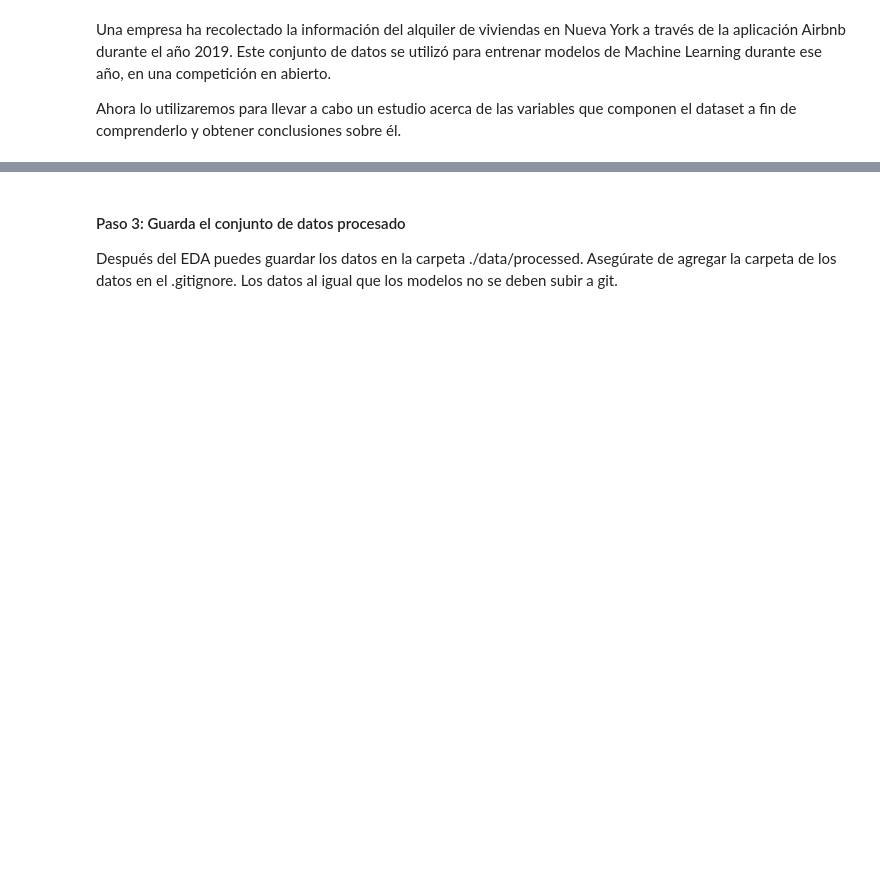
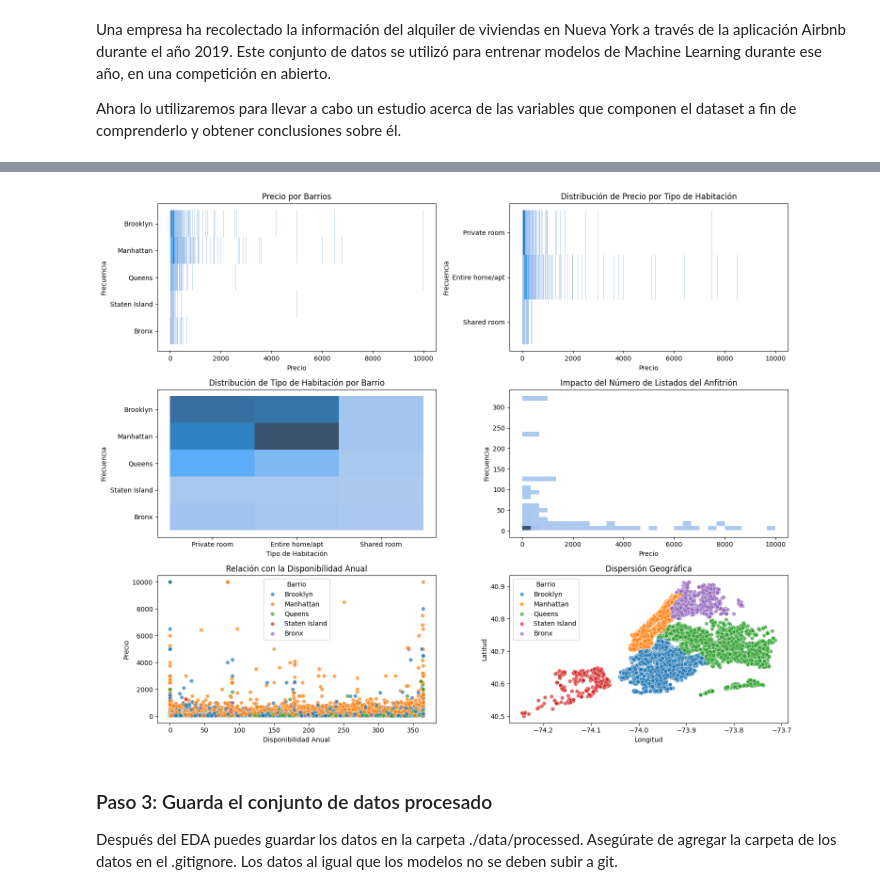
Before and after one commit to Pilizmt/machine-learning-python-template-pilarzarco, a Jupyter notebook: src/explore.ipynb, the cells around one changed output, grey strips where cells are left out. Cells and saved outputs as stored; diff of their text form; code cells hidden in the pictures; blank space fills up the shorter version.

```diff
--- a/src/explore.ipynb
+++ b/src/explore.ipynb
@@ -18,3 +115,51 @@ Asegúrate de dividir convenientemente el conjunto de datos en train y test como
+# %%
+import matplotlib.pyplot as plt
+import seaborn as sns
+
+fig, axis = plt.subplots(3, 2, figsize=(15, 12))
+
+# Precio por barrios
+sns.histplot(data=df, x='price', y='neighbourhood_group', ax=axis[0, 0])
+axis[0, 0].set_title('Precio por Barrios')
+axis[0, 0].set_xlabel('Precio')
+axis[0, 0].set_ylabel('Frecuencia')
+
+# Distribución de Precio por tipo de habitación
+sns.histplot(data=df, x='price', y='room_type', ax=axis[0, 1])
+axis[0, 1].set_title('Distribución de Precio por Tipo de Habitación')
+axis[0, 1].set_xlabel('Precio')
+axis[0, 1].set_ylabel('Frecuencia')
+
+# Distribución de Tipo de Habitación por Barrio
+sns.histplot(data=df, x='room_type', y='neighbourhood_group', ax=axis[1, 0])
+axis[1, 0].set_title('Distribución de Tipo de Habitación por Barrio')
+axis[1, 0].set_xlabel('Tipo de Habitación')
+axis[1, 0].set_ylabel('Frecuencia')
+
+# Impacto del Número de Listados del Anfitrión
+sns.histplot(data=df, x='price', y='calculated_host_listings_count', ax=axis[1, 1], bins=30)
+axis[1, 1].set_title('Impacto del Número de Listados del Anfitrión')
+axis[1, 1].set_xlabel('Precio')
+axis[1, 1].set_ylabel('Frecuencia')
+
+# Relación con la Disponibilidad Anual
+sns.scatterplot(data=df, x='availability_365', y='price', hue='neighbourhood_group', ax=axis[2, 0], alpha=0.7)
+axis[2, 0].set_title('Relación con la Disponibilidad Anual')
+axis[2, 0].set_xlabel('Disponibilidad Anual')
+axis[2, 0].set_ylabel('Precio')
+axis[2, 0].legend(title='Barrio')
+
+# Dispersión Geográfica
+sns.scatterplot(data=df, x='longitude', y='latitude', hue='neighbourhood_group', ax=axis[2, 1], alpha=0.7)
+axis[2, 1].set_title('Dispersión Geográfica')
+axis[2, 1].set_xlabel('Longitud')
+axis[2, 1].set_ylabel('Latitud')
+axis[2, 1].legend(title='Barrio')
+
+plt.tight_layout()
+plt.show()
+# %% [output]
+[figure, added]
 # %% [markdown]
-#### Paso 3: Guarda el conjunto de datos procesado
+### Paso 3: Guarda el conjunto de datos procesado
 Después del EDA puedes guardar los datos en la carpeta ./data/processed. Asegúrate de agregar la carpeta de los datos en el .gitignore. Los datos al igual que los modelos no se deben subir a git.
```
Also changed, not shown: parts of 10 cells of this notebook.
